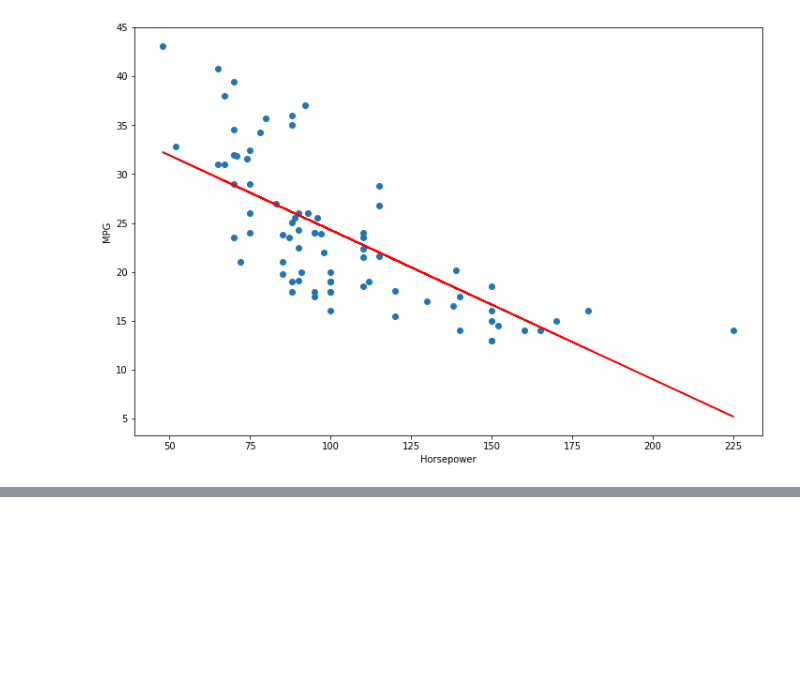
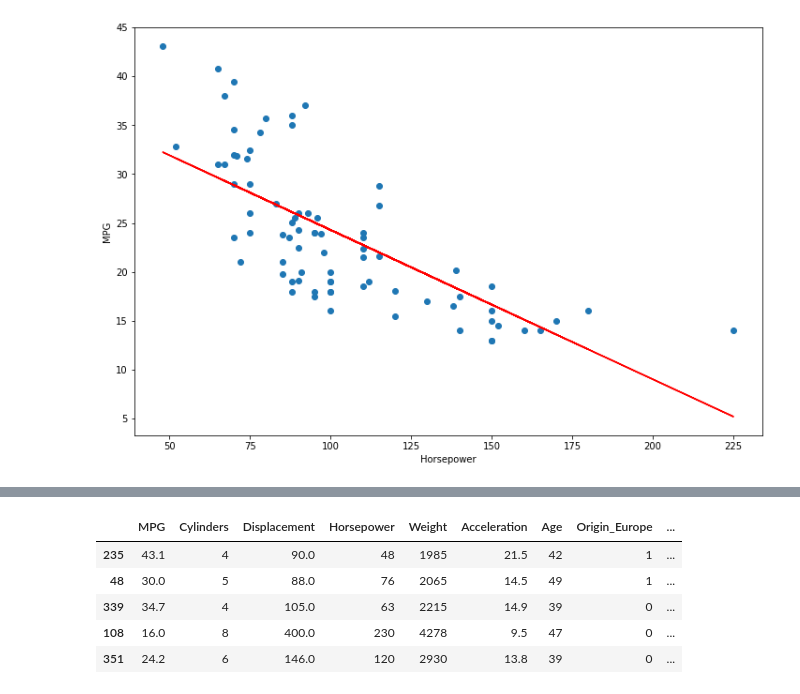
Before and after one commit to arorapankaj/PythonPractise, a Jupyter notebook: BaselineRegressionModel.ipynb, the cells around one changed output, grey strips where cells are left out. Saved outputs shown, nothing was run; the diff lists cells and outputs as text; code cells hidden in the pictures; blank space fills up the shorter version.

```diff
--- a/BaselineRegressionModel.ipynb
+++ b/BaselineRegressionModel.ipynb
@@ -87,0 +97,11 @@ plt.show()
+# %%
+# all are numeric except Origin so lets convert it using one hot encoding
+automobile_df = pd.get_dummies(automobile_df, columns= ['Origin'])
+automobile_df.sample(5)
+# %% [output]
+|  | MPG | Cylinders | Displacement | Horsepower | Weight | Acceleration | Age | Origin_Europe | ... |
+| 235 | 43.1 | 4 | 90.0 | 48 | 1985 | 21.5 | 42 | 1 | ... |
+| 48 | 30.0 | 5 | 88.0 | 76 | 2065 | 14.5 | 49 | 1 | ... |
+| 339 | 34.7 | 4 | 105.0 | 63 | 2215 | 14.9 | 39 | 0 | ... |
+| 108 | 16.0 | 8 | 400.0 | 230 | 4278 | 9.5 | 47 | 0 | ... |
+| 351 | 24.2 | 6 | 146.0 | 120 | 2930 | 13.8 | 39 | 0 | ... |
```
Also changed, not shown: parts of 3 cells of this notebook.
